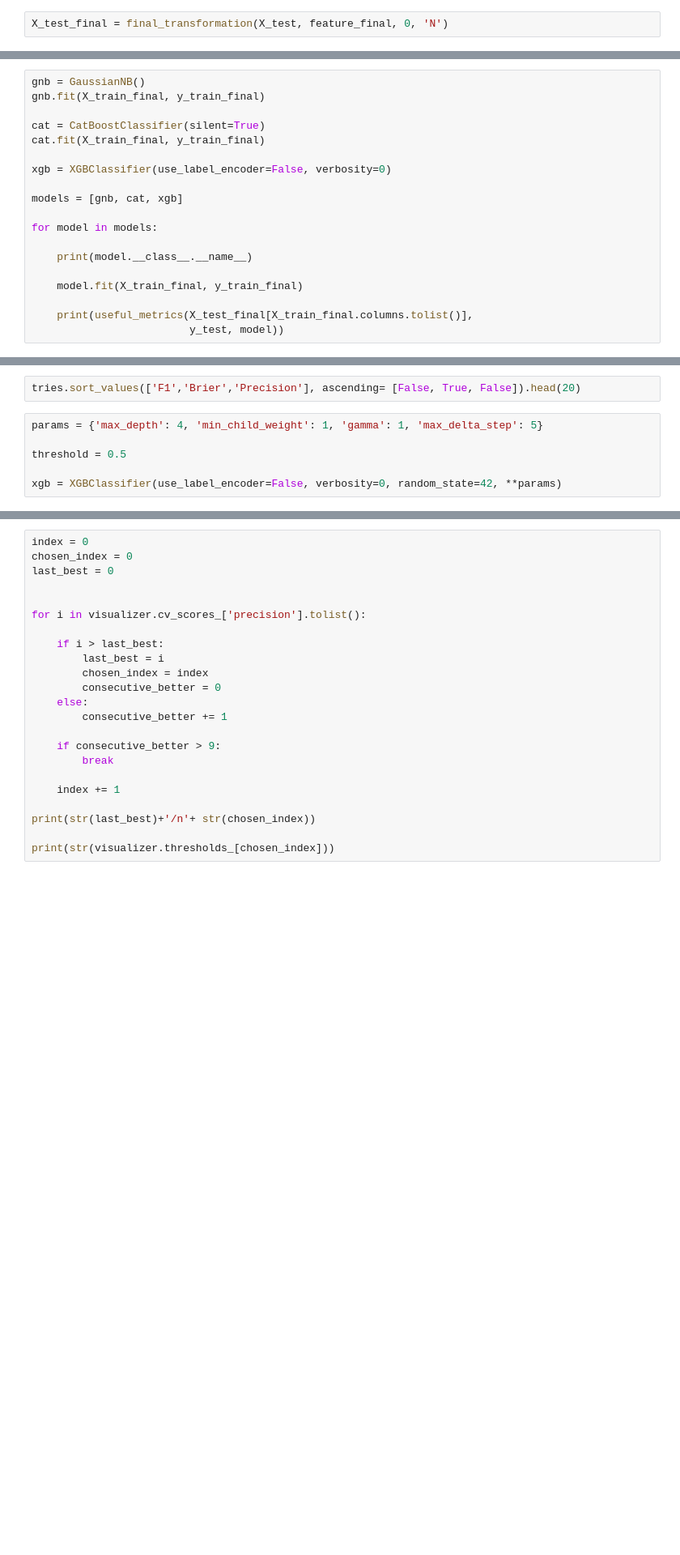
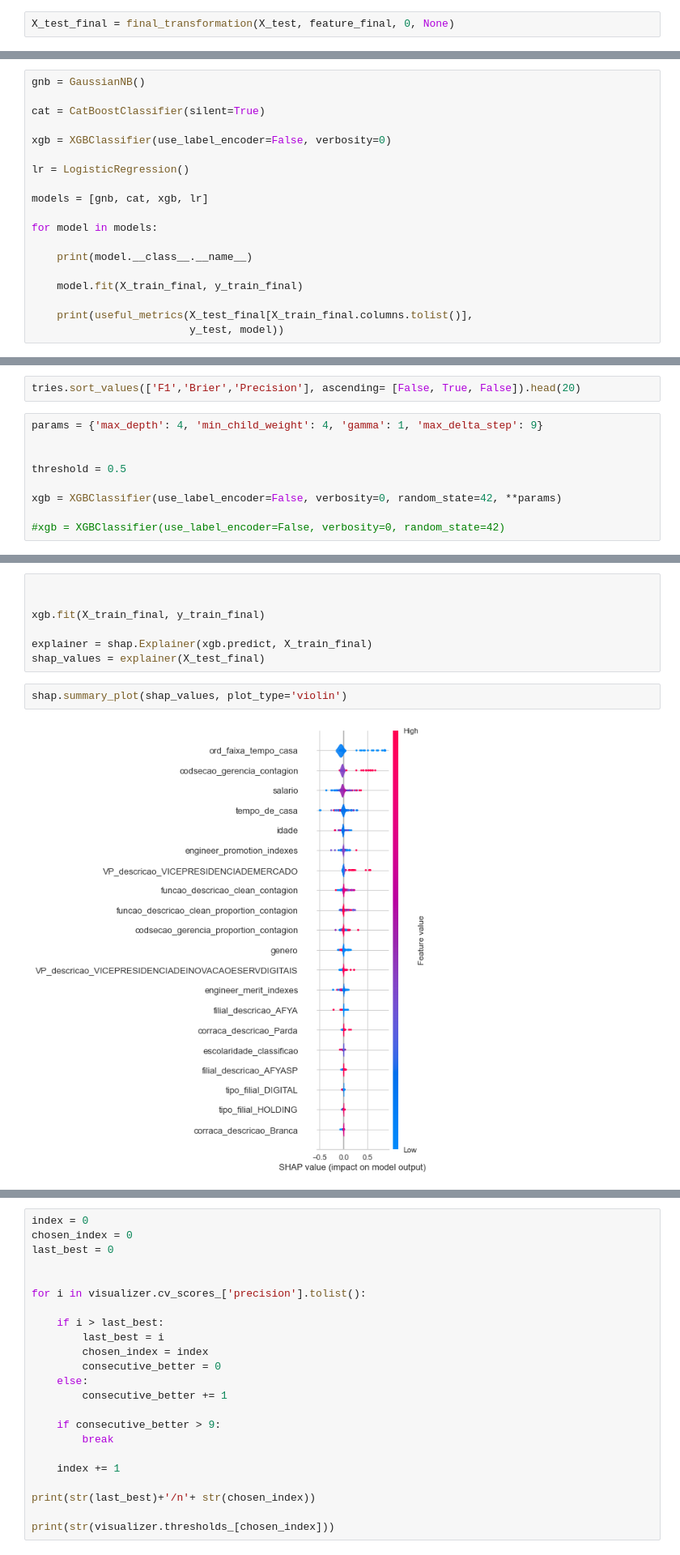
Before and after one commit to Gabrielteixeira2004/Turnover, a Jupyter notebook: Turnover.ipynb, the cells around one changed output, grey strips where cells are left out. Shown at 81% size. Cells and saved outputs as stored; diff of their text form; blank space fills up the shorter version.

Commit message:
Shap feature selection and impact on dataset
Add a new amazing section to understand better which columns are helping or worsening results from target.

We can evaluate active and dismissed employees.

```diff
--- a/Turnover.ipynb
+++ b/Turnover.ipynb
@@ -396,4 +554,4 @@ pivot_precision[pivot_precision.Test > 0]
 fig = px.line(All_models_results_f1, x="Sample", y="f1_score",color="Dataset",facet_col="Model",facet_col_wrap=4, height=2500,range_y=[0,1]) # noqa E501
 fig.show()
 # %%
-X_test_final = final_transformation(X_test, feature_final, 0, 'N')
+X_test_final = final_transformation(X_test, feature_final, 0, None)
@@ -433,14 +597,14 @@ def useful_metrics(X_df, y_df, model, threshold=0.5):
     return pd.DataFrame(evaluation, index=[0])
 # %%
 gnb = GaussianNB()
-gnb.fit(X_train_final, y_train_final)
 
 cat = CatBoostClassifier(silent=True)
-cat.fit(X_train_final, y_train_final)
 
 xgb = XGBClassifier(use_label_encoder=False, verbosity=0)
 
-models = [gnb, cat, xgb]
+lr = LogisticRegression()
+
+models = [gnb, cat, xgb, lr]
 
 for model in models:
 
@@ -640,8 +859,11 @@ tries
 # %%
 tries.sort_values(['F1','Brier','Precision'], ascending= [False, True, False]).head(20)
 # %%
-params = {'max_depth': 4, 'min_child_weight': 1, 'gamma': 1, 'max_delta_step': 5}
+params = {'max_depth': 4, 'min_child_weight': 4, 'gamma': 1, 'max_delta_step': 9}
+
 
 threshold = 0.5
 
 xgb = XGBClassifier(use_label_encoder=False, verbosity=0, random_state=42, **params)
+
+#xgb = XGBClassifier(use_label_encoder=False, verbosity=0, random_state=42)
@@ -647,0 +890,11 @@ xgb = XGBClassifier(use_label_encoder=False, verbosity=0, random_state=42, **par
+# %%
+
+
+xgb.fit(X_train_final, y_train_final)
+
+explainer = shap.Explainer(xgb.predict, X_train_final)
+shap_values = explainer(X_test_final)
+# %%
+shap.summary_plot(shap_values, plot_type='violin')
+# %% [output]
+[figure, added]
```
Also changed, not shown: parts of 51 cells of this notebook.
